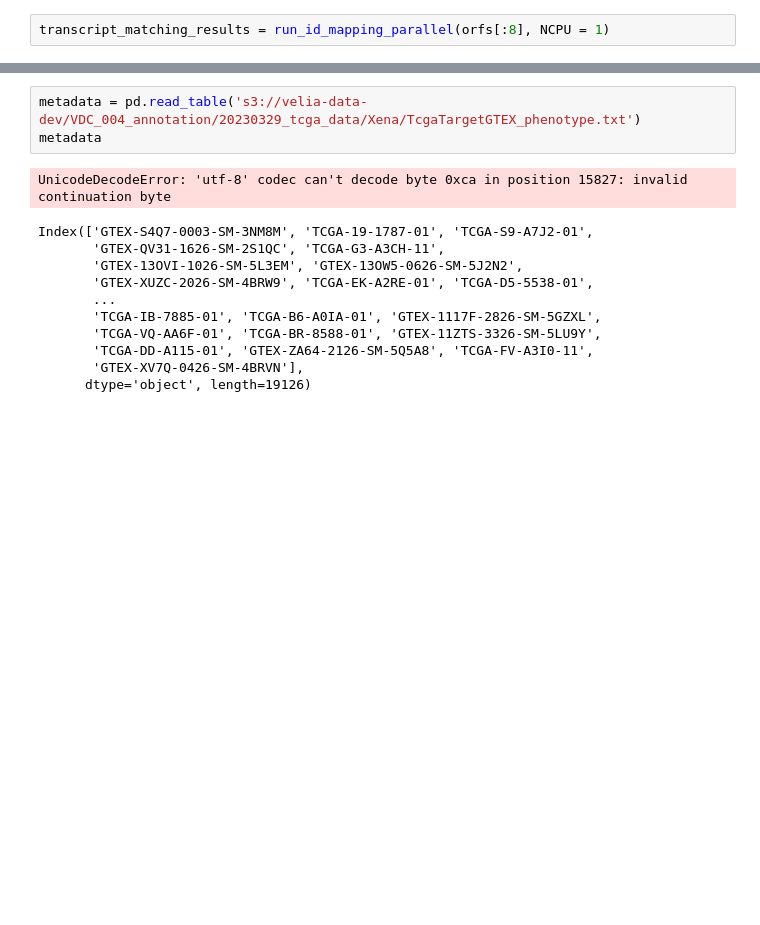
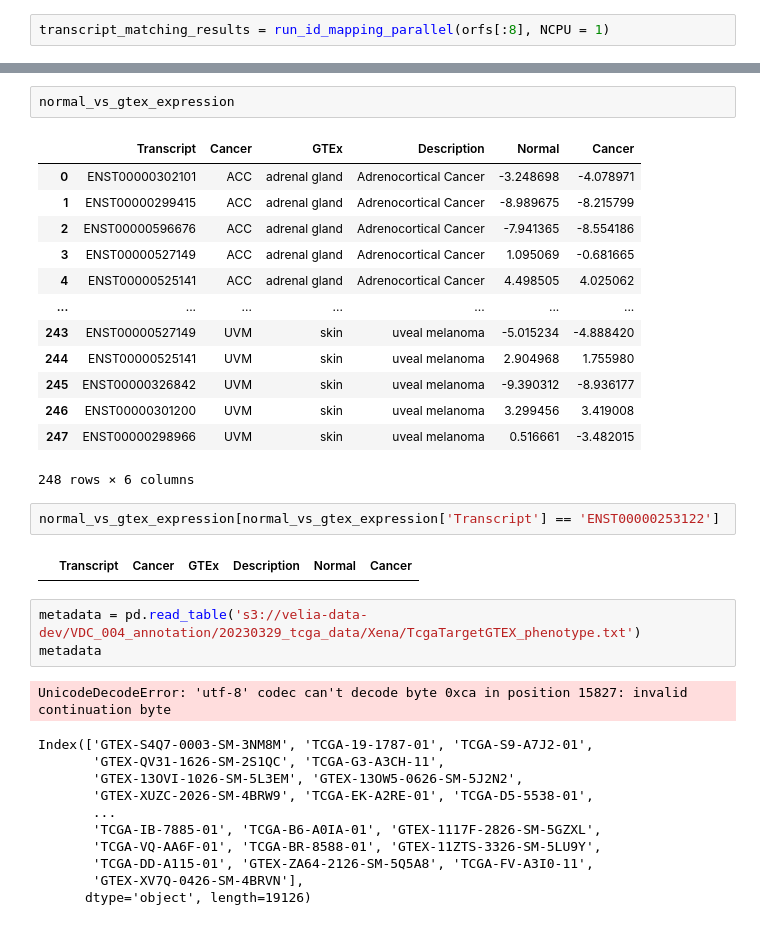
Before and after one commit to veliatx/dashboard, a Jupyter notebook: dashboard/etl/dev.ipynb, the cells around one changed output, grey strips where cells are left out. Cells and saved outputs as stored; diff of their text form; blank space fills up the shorter version.

```diff
--- a/dashboard/etl/dev.ipynb
+++ b/dashboard/etl/dev.ipynb
@@ -70,3 +228,23 @@ overlapping_xena_sorf_transcripts
+# %%
+normal_vs_gtex_expression
+# %% [output]
+|  | Transcript | Cancer | GTEx | Description | Normal | Cancer |
+| 0 | ENST00000302101 | ACC | adrenal gland | Adrenocortical Cancer | -3.248698 | -4.078971 |
+| 1 | ENST00000299415 | ACC | adrenal gland | Adrenocortical Cancer | -8.989675 | -8.215799 |
+| 2 | ENST00000596676 | ACC | adrenal gland | Adrenocortical Cancer | -7.941365 | -8.554186 |
+| 3 | ENST00000527149 | ACC | adrenal gland | Adrenocortical Cancer | 1.095069 | -0.681665 |
+| 4 | ENST00000525141 | ACC | adrenal gland | Adrenocortical Cancer | 4.498505 | 4.025062 |
+| ... | ... | ... | ... | ... | ... | ... |
+| 243 | ENST00000527149 | UVM | skin | uveal melanoma | -5.015234 | -4.888420 |
+| 244 | ENST00000525141 | UVM | skin | uveal melanoma | 2.904968 | 1.755980 |
+| 245 | ENST00000326842 | UVM | skin | uveal melanoma | -9.390312 | -8.936177 |
+| 246 | ENST00000301200 | UVM | skin | uveal melanoma | 3.299456 | 3.419008 |
+| 247 | ENST00000298966 | UVM | skin | uveal melanoma | 0.516661 | -3.482015 |
+248 rows × 6 columns
+# %%
+normal_vs_gtex_expression[normal_vs_gtex_expression['Transcript'] == 'ENST00000253122']
+# %% [output]
+|  | Transcript | Cancer | GTEx | Description | Normal | Cancer |
 # %%
 metadata = pd.read_table('s3://velia-data-dev/VDC_004_annotation/20230329_tcga_data/Xena/TcgaTargetGTEX_phenotype.txt')
 metadata
```
Also changed, not shown: parts of 24 cells of this notebook, 6 other files.
